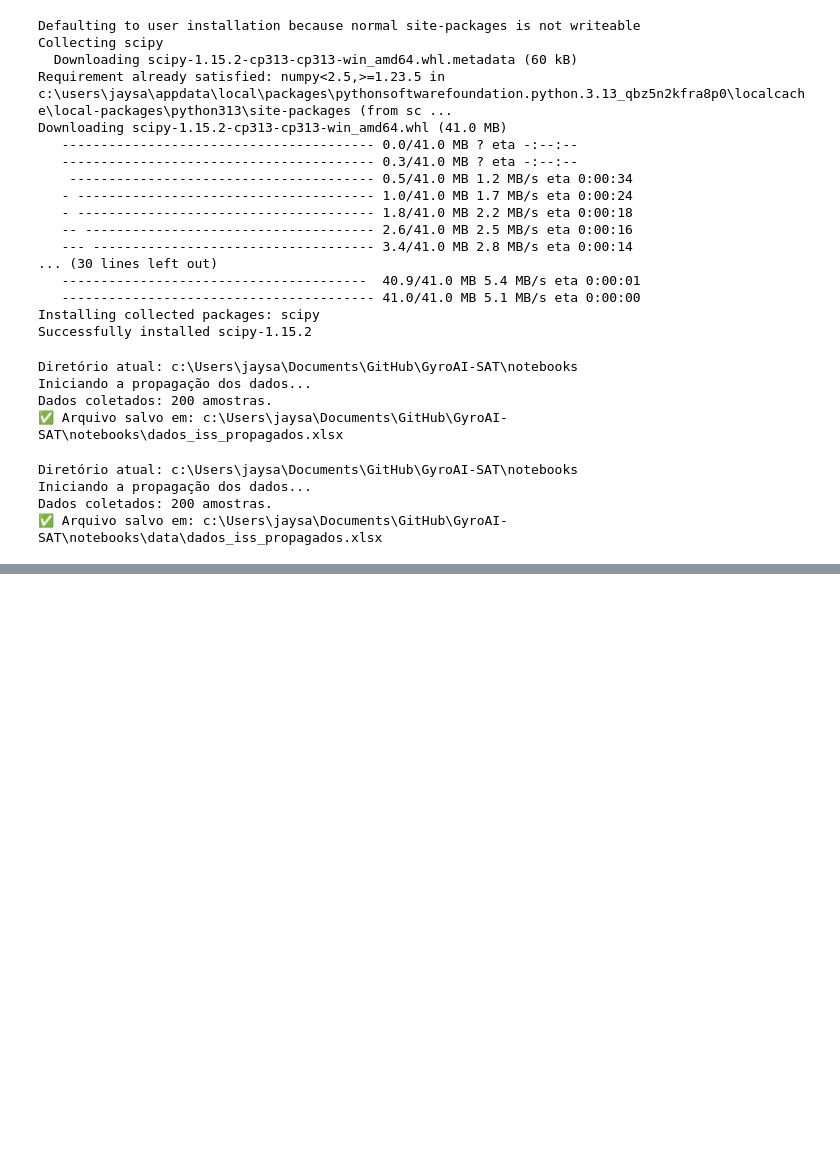
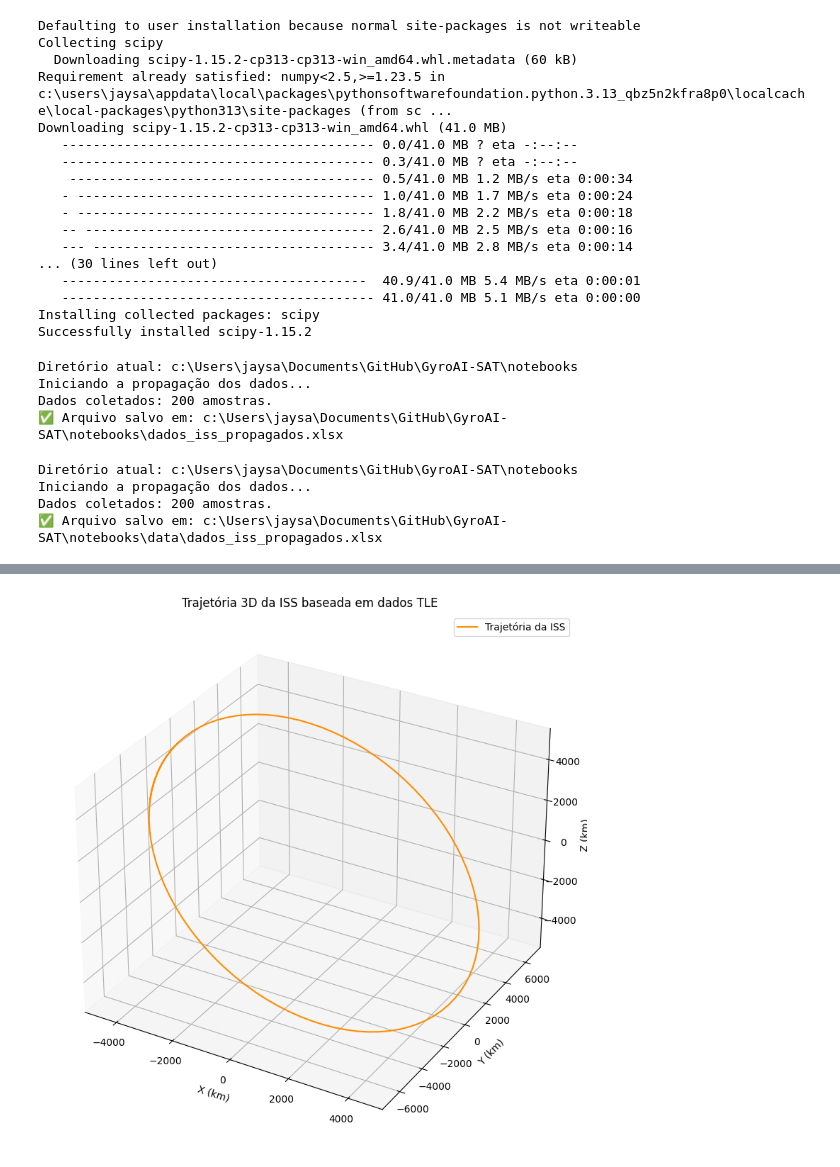
Before and after one commit to el-pitchula/GyroAI-SAT, a Jupyter notebook: notebooks/gerar_dados_iss.ipynb, the cells around one changed output, grey strips where cells are left out. Saved outputs shown, nothing was run; the diff lists cells and outputs as text; code cells hidden in the pictures; blank space fills up the shorter version.

```diff
--- a/notebooks/gerar_dados_iss.ipynb
+++ b/notebooks/gerar_dados_iss.ipynb
@@ -500,3 +500,84 @@ Diretório atual: c:\Users\jaysa\Documents\GitHub\GyroAI-SAT\notebooks
 Iniciando a propagação dos dados...
 Dados coletados: 200 amostras.
 ✅ Arquivo salvo em: c:\Users\jaysa\Documents\GitHub\GyroAI-SAT\notebooks\data\dados_iss_propagados.xlsx
+# %%
+# ainda preciso testar
+
+import os
+import pandas as pd
+import numpy as np
+from datetime import datetime, timedelta
+from sgp4.api import Satrec
+from scipy.spatial.transform import Rotation as R
+import matplotlib.pyplot as plt
+
+# Criar a pasta 'data' se não existir
+os.makedirs("data", exist_ok=True)
+
+# Dados TLE da ISS
+tle_line1 = "1 25544U 98067A   24107.78435279  .00013659  00000+0  25179-3 0  9996"
+tle_line2 = "2 25544  51.6400 109.5033 0003703  23.8323  60.4281 15.50770457443468"
+
+sat = Satrec.twoline2rv(tle_line1, tle_line2)
+
+# Converter datetime para julian date
+def datetime_to_julian_date(dt):
+    year, month, day = dt.year, dt.month, dt.day
+    hour, minute = dt.hour, dt.minute
+    second = dt.second + dt.microsecond / 1e6
+    jd = 367 * year - int((7 * (year + int((month + 9) / 12))) / 4) + int((275 * month) / 9) + day + 1721013.5
+    fr = (hour + minute / 60 + second / 3600) / 24
+    return jd, fr
+
+# Simulação
+base_time = datetime.utcnow()
+samples = 100
+interval = 60  # segundos
+dados = []
+
+for i in range(samples):
+    dt = base_time + timedelta(seconds=i * interval)
+    jd, fr = datetime_to_julian_date(dt)
+    error_code, position, velocity = sat.sgp4(jd, fr)
+
+    if error_code == 0:
+        x, y, z = position  # km
+        vx, vy, vz = velocity  # km/s
+
+        # Cálculo aproximado dos ângulos de Euler com base na velocidade
+        rot = R.from_rotvec([vx, vy, vz])
+        euler_angles = rot.as_euler('xyz', degrees=True)
+
+        dados.append({
+            "datetime": dt,
+            "x_km": x,
+            "y_km": y,
+            "z_km": z,
+            "vx_km_s": vx,
+            "vy_km_s": vy,
+            "vz_km_s": vz,
+            "roll": euler_angles[0],
+            "pitch": euler_angles[1],
+            "yaw": euler_angles[2],
+        })
+
+# Salvar os dados
+df = pd.DataFrame(dados)
+caminho_arquivo = os.path.join("data", "dados_iss_propagados.xlsx")
+df.to_excel(caminho_arquivo, index=False)
+print(f"Arquivo salvo em: {caminho_arquivo}")
+
+# Plotar a trajetória
+fig = plt.figure(figsize=(10, 8))
+ax = fig.add_subplot(111, projection='3d')
+ax.plot(df["x_km"], df["y_km"], df["z_km"], color="darkorange", label="Trajetória da ISS")
+
+ax.set_xlabel("X (km)")
+ax.set_ylabel("Y (km)")
+ax.set_zlabel("Z (km)")
+ax.set_title("Trajetória 3D da ISS baseada em dados TLE")
+ax.legend()
+ax.grid(True)
+plt.tight_layout()
+plt.show()
+# %% [output]
@@ -502,0 +585 @@ Dados coletados: 200 amostras.
+[figure, added]
```
Also changed, not shown: parts of 1 cell of this notebook, 1 other file.
